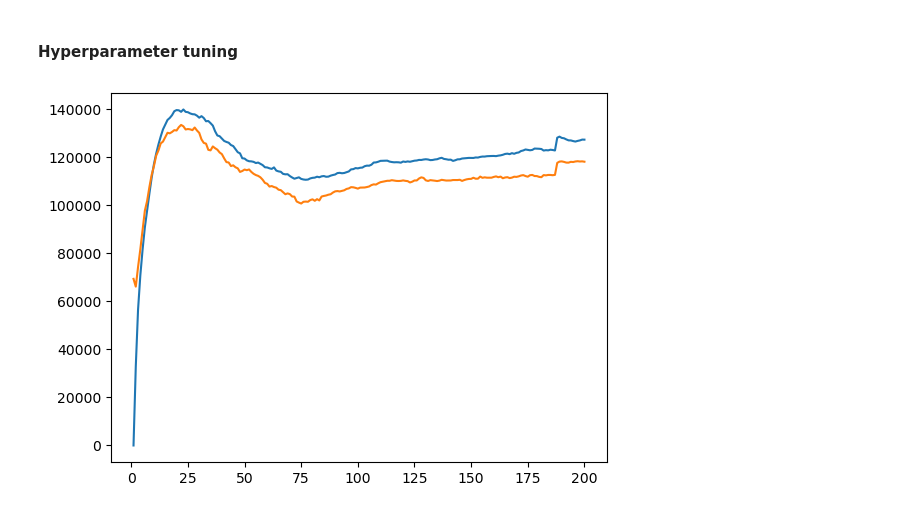
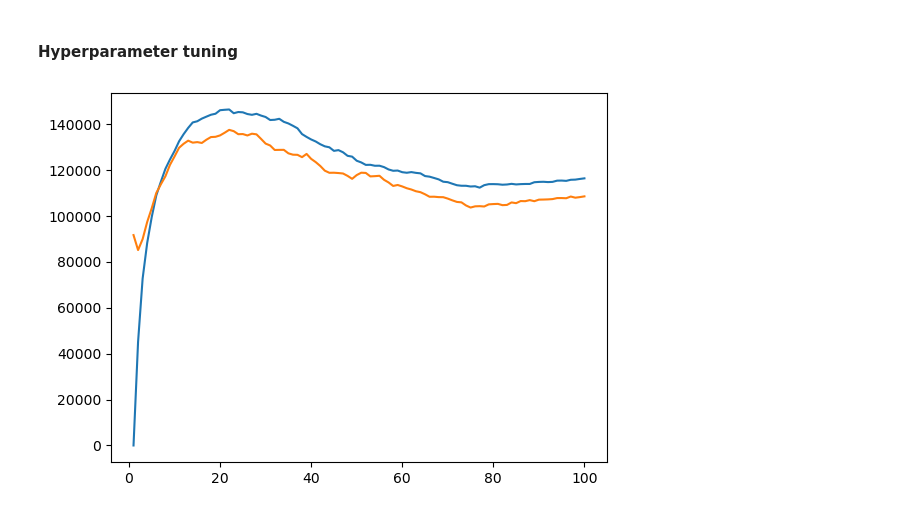
Before and after one commit to diego411/AA_Team_10, a Jupyter notebook: notebook/FeatureEngineering.ipynb, the cells around one changed output. Drawn from its saved outputs; the diff is of its cells as text; code cells hidden in the pictures.

```diff
--- a/notebook/FeatureEngineering.ipynb
+++ b/notebook/FeatureEngineering.ipynb
@@ -700,0 +802,2 @@ DecisionTreeRegressor(max_depth=8)
+# %%
+forest_depth = 6
@@ -700,0 +842,9 @@ DecisionTreeRegressor(max_depth=8)
+# %%
+number_of_trees = 7
+# %%
+RandomForest_reg = RandomForestRegressor(
+    max_depth=forest_depth,
+    n_estimators=number_of_trees,
+    random_state=0
+)
+RandomForest_reg.fit(X_train, y_train)
@@ -734,7 +869,3 @@ dtype: bool
-# %%
-X_clean = X.iloc[1:]
-y_clean = y.iloc[1:]
-X_train, X_test, y_train, y_test = train_test_split(X_clean, y_clean, test_size = 0.3, random_state = 42)
 # %% [markdown]
 #### Performance on test data
 # %%
@@ -908,9 +966,9 @@ def evaluate_neighbors_test(n_neighbors):
 
     return mean_squared_error(y_test,y_pred_test)
 # %%
-x = np.linspace(1, 200, 200, dtype = int)
+x = np.linspace(1, 100, 100, dtype = int)
 plt.plot(x, list(map(evaluate_neighbors_train, x)))
 plt.plot(x, list(map(evaluate_neighbors_test, x)))
 plt.show()
 # %% [output]
-[figure, old version]
+[figure, new version]
```
Also changed, not shown: parts of 72 cells of this notebook.
